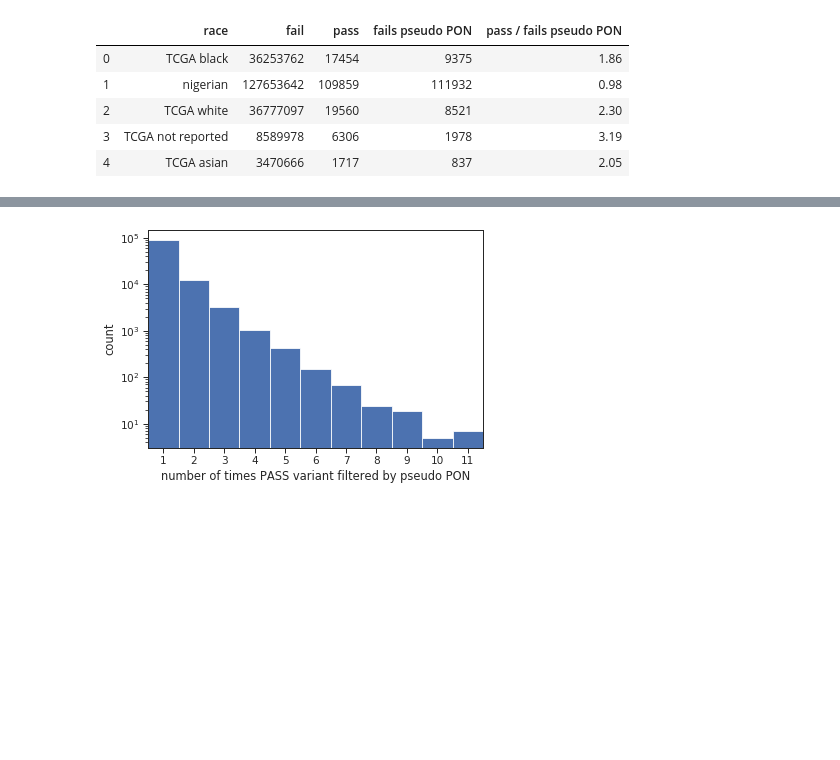
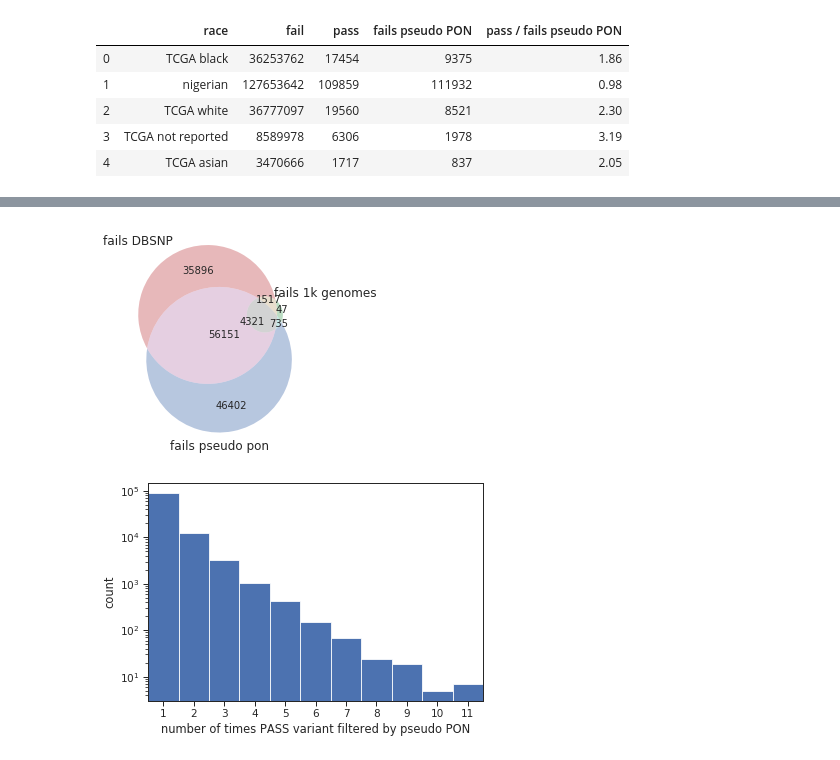
Before and after one commit to olopade-lab/indel-filtering, a Jupyter notebook: analyze.ipynb, the cells around one changed output, grey strips where cells are left out. Saved outputs shown, nothing was run; the diff lists cells and outputs as text; code cells hidden in the pictures; blank space fills up the shorter version.

```diff
--- a/analyze.ipynb
+++ b/analyze.ipynb
@@ -71,3 +188,12 @@ summary
+# %%
+dbsnp = [tuple(x) for x in slim_df.loc[slim_df['dbsnp'] == 'fail', ['CHROM', 'POS', 'REF', 'ALT']].values.tolist()]
+genomes1k = [tuple(x) for x in slim_df.loc[slim_df['genomes1k'] == 'fail', ['CHROM', 'POS', 'REF', 'ALT']].values.tolist()]
+ppon = [tuple(x) for x in slim_df.loc[slim_df['filter'] == 'fails pseudo PON', ['CHROM', 'POS', 'REF', 'ALT']].values.tolist()]
+# %%
+venn3([set(dbsnp), set(genomes1k), set(ppon)], set_labels = ('fails DBSNP', 'fails 1k genomes', 'fails pseudo pon'))
+plt.savefig('plots/fail_DBSNP_ppon_1kgenomes_venn.pdf', bbox_inches='tight')
+# %% [output]
+[figure, added]
 # %%
 columns = ['CHROM', 'POS', 'REF', 'ALT']
 # %%
```
Also changed, not shown: parts of 19 cells of this notebook, 21 other files.
